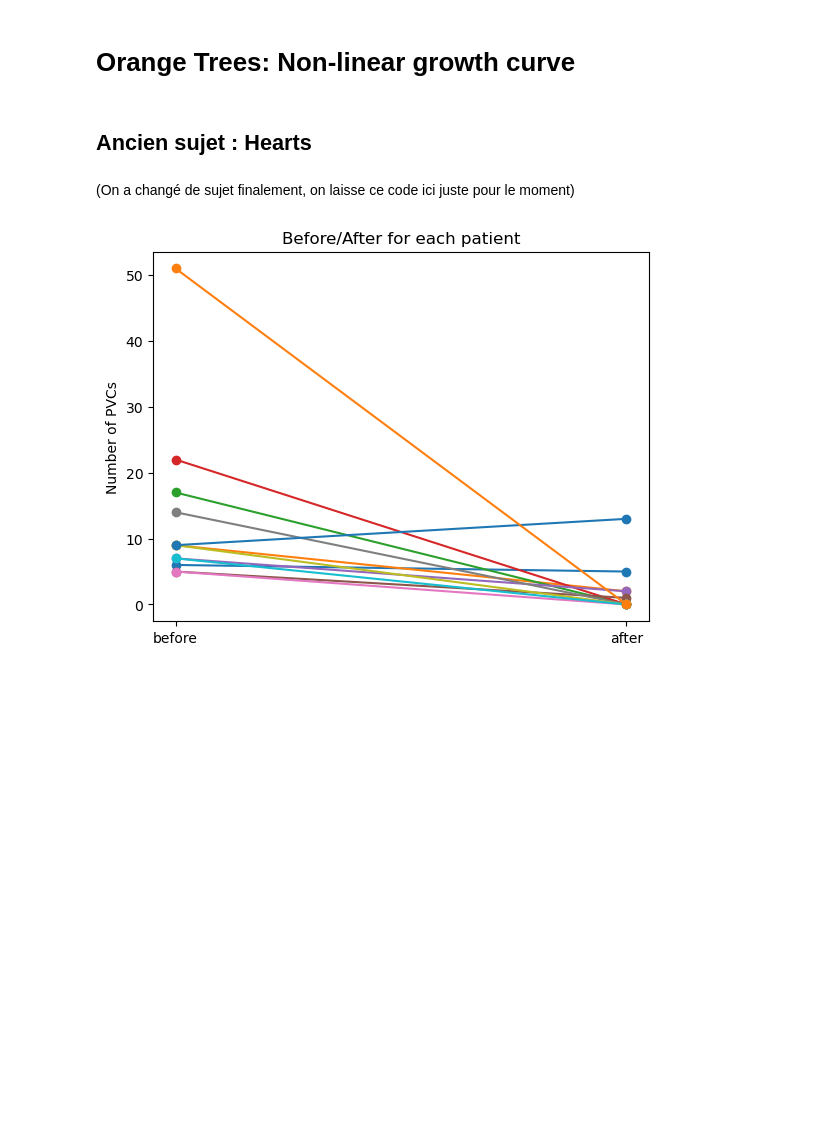
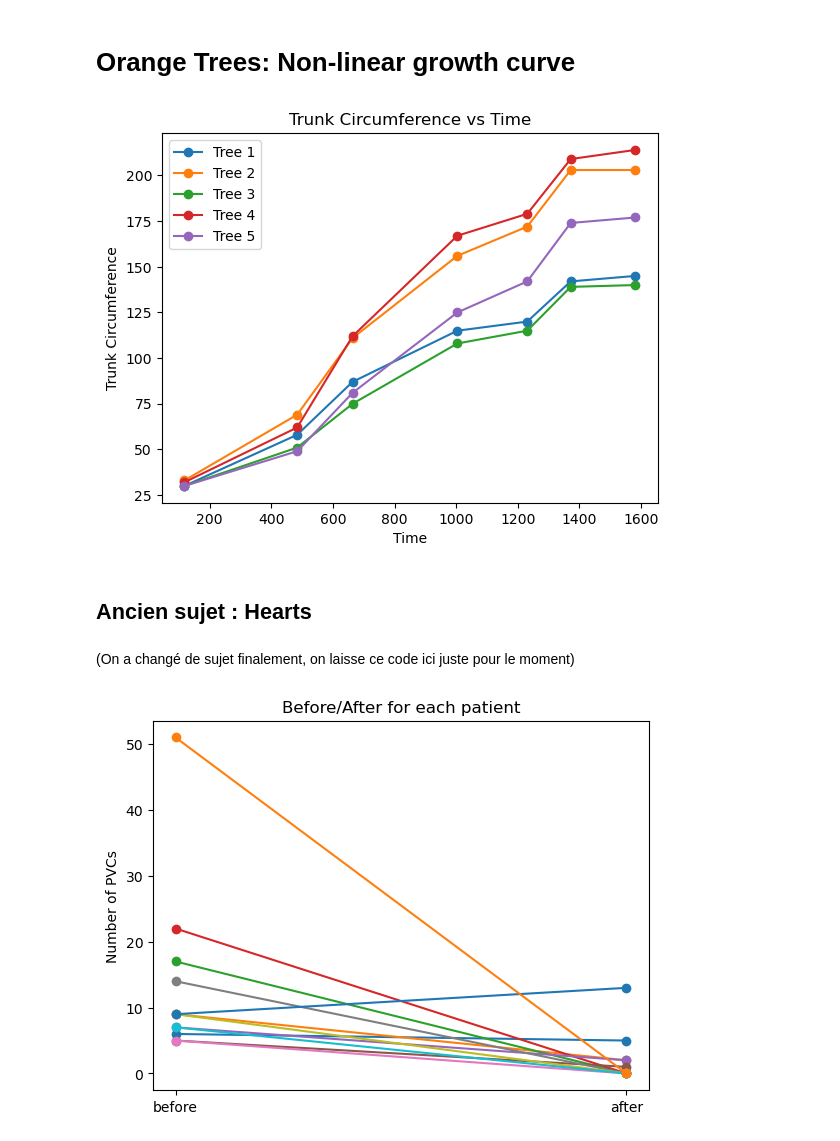
Before and after one commit to pierredbli/Bayes, a Jupyter notebook: BAYES.ipynb, the cells around one changed output. Saved outputs shown, nothing was run; the diff lists cells and outputs as text; code cells hidden in the pictures; blank space fills up the shorter version.

Commit message:
Visualisation des données

```diff
--- a/BAYES.ipynb
+++ b/BAYES.ipynb
@@ -6,3 +6,26 @@ import scipy.stats as stats
 import scipy
 # %% [markdown]
 # Orange Trees: Non-linear growth curve
+# %%
+data = {'x' : [118, 484, 664, 1004, 1231, 1372, 1582], #Instants de mesure
+        'Y' : [[30, 33, 30, 32, 30], [58, 69, 51, 62, 49], [87, 111, #Circomférences mesurées à chacun des 7 instant
+            75, 112, 81], [115, 156, 108, 167, 125], [120, 172, 115, 179, 142],
+            [142, 203, 139, 209, 174], [145, 203, 140, 214, 177]],
+        'Y_T' : [[30, 58, 87, 115, 120, 142, 145], [33, 69, 111, 156, 172, 203, 203], #On transpose Y pour afficher les mesures par arbre
+            [30, 51, 75, 108, 115, 139, 140], [32, 62, 112, 167, 179, 209, 214],
+            [30, 49, 81, 125, 142, 174, 177]]
+        }
+
+Tree_amount = 5
+Time_stamps = 7
+# %%
+#Affichons les données
+for i in range(Tree_amount):
+    plt.plot(data['x'], data['Y_T'][i], '-o', label='Tree '+str(i+1))
+plt.legend()
+plt.xlabel('Time')
+plt.ylabel('Trunk Circumference')
+plt.title('Trunk Circumference vs Time')
+plt.show()
+# %% [output]
+[figure, added]
```
Also changed, not shown: parts of 2 cells of this notebook.
